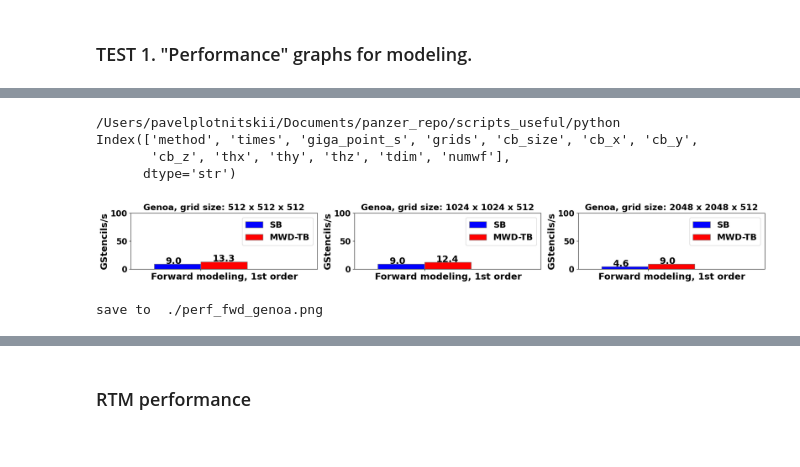
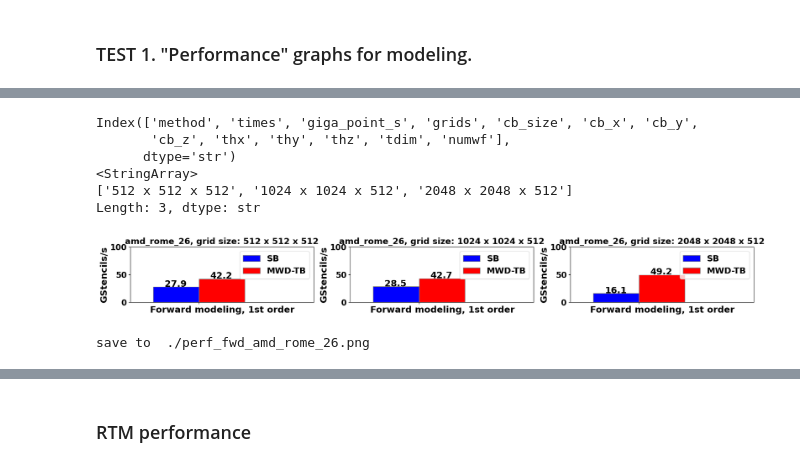
Before and after one commit to panzerkpfw6/panzer_repo, a Jupyter notebook: scripts_useful/python/stencil_rtm_performance_rome_2026.ipynb, the cells around one changed output, grey strips where cells are left out. Drawn from its saved outputs; the diff is of its cells as text; code cells hidden in the pictures.

```diff
--- a/scripts_useful/python/stencil_rtm_performance_rome_2026.ipynb
+++ b/scripts_useful/python/stencil_rtm_performance_rome_2026.ipynb
@@ -22,8 +20,22 @@ Matplotlib is building the font cache; this may take a moment.
 # # dropbox_root='/Users/pavelplotnitskii/Dropbox'
 # folder_milanX=os.path.join(dropbox_root,'Apps/download_to_laptop/rtm_tests_milanx/')
 os.getcwd()
-folder_genoa=os.path.join('./data/par_search/')
-save_path='/media/plotnips/sdd1/Dropbox/Apps/Overleaf/pavel_phd_thesis/fig/rtm/figures/performances/'
+folder_logs=os.path.join('../../logs/pars_search/') # 8 May
+folder_logs=os.path.join('../../logs/pars_search2/') # 19 May
+sb_data_file='test2_modeling_sbatch.log'
+tb_data_file='test3_modeling_rome.log'
+
+folder_logs=os.path.join('../../logs/tests_rome/') # 19 May
+folder_logs=os.path.join('../../logs/tests_turin/') # 19 May
+
+sb_data_file=os.path.join(folder_logs,'test2_modeling_sbatch.log')
+tb_data_file=os.path.join(folder_logs,'test3.log')
+
+# folder_logs_test1=os.path.join('../../logs/')
+folder_logs_test1=folder_logs
+test1_file=os.path.join(folder_logs_test1,'test1.log')
+
+#####save_path='/media/plotnips/sdd1/Dropbox/Apps/Overleaf/pavel_phd_thesis/fig/rtm/figures/performances/'
 save_path='./'
 # %%
 def read_data_stencil_modeling(filename):
@@ -247,8 +260,9 @@ grids_=['512 x 512 x 512','1024 x 1024 x 512','2048 x 2048 x 512']
 # %%
-sb_data=read_data_stencil_modeling(os.path.join(folder_genoa,'test2_united.log'))   #sb_data
-tb_data=read_data_stencil_modeling(os.path.join(folder_genoa,'test3_united.log'))
+sb_data=read_data_stencil_modeling(os.path.join(sb_data_file))   #sb_data
+tb_data=read_data_stencil_modeling(os.path.join(tb_data_file))
 data=pd.concat([sb_data,tb_data])
 # data=pd.concat([sb_data,tb_data],ignore_index=True)
+# data=tb_data
 data_summary=data.copy()
 ####################### Create summary for dataframe  #######################
 ### data_summary = data[['method', 'grids', 'times', 'giga_point_s', 'cb_size','cb_x','cb_y','cb_z']]
@@ -391,0 +427,12 @@ numwf                     NaN                8.0
+# %%
+grids_=['512 x 512 x 512']
+grid_name='512 x 512 x 512'
+
+data_summary=data_summary.sort_index()
+data_summary_tb = data_summary[data_summary['method'] == 'tb_abc']
+
+data_summary_tb = data_summary_tb[data_summary_tb['grids'] == grid_name]
+
+data_summary_tb['thx'].unique
+data_summary_tb['thx'][-3:]
+data_summary_tb[-3:]
@@ -431,6 +481,7 @@ def plot_perf(data,save_paths,title='',metric='gstencils',gflops_limit=3300,gste
     br2 = [x + barWidth for x in br1]
 
     grids=data['grids'].unique()
+    print(grids)
     ##### for (counter,data) in enumerate(data):
     for i_axis in range(n_axis):
         # Make the plot
@@ -476,39 +527,41 @@ def plot_perf(data,save_paths,title='',metric='gstencils',gflops_limit=3300,gste
 
         # AX.set_xticks([r + barWidth for r in range(len(SB))],['Stencil', 'Stencil+ABCs'])
         AX.set_xticks([0.1,1.125],['               Forward modeling, 1st order','Forward modeling, 2nd order'], fontweight ='bold', fontsize = 18) # \n
         # AX.set_yticks(fontsize=15)
         # plt.yticks(fontsize=13)
         AX.tick_params(axis='y', labelsize=16)
 
         if metric=='gflops':
             AX.set_ylabel('GFlop/s', fontweight ='bold', fontsize = 15)
             AX.set_ylim(bottom=0,top=gflops_limit)
         else:
             # AX.set_ylabel('GStencils/s', fontweight ='bold', fontsize = 18)
             AX.set_ylabel('GStencils/s',fontweight ='bold',fontsize = 18)
             AX.set_ylim(bottom=0,top=gstencils_limit)
             AX.set_xlim(left=-0.2,right=0.6)
         AX.legend(loc='upper right')
         AX.set_title(title+', grid size: '+grid_name,fontweight='bold',fontsize=17)
     my_suptitle=fig.suptitle('',fontsize=18,y=0,weight='bold')
     # my_suptitle=fig.suptitle(title,fontsize=18,y=0,weight='bold')
     plt.show()
     print('save to ',save_paths[0]+'.png')
     fig.savefig(save_paths[0]+'.png',bbox_inches='tight',bbox_extra_artists=[my_suptitle])
     fig.savefig(save_paths[0]+'.pdf',bbox_inches='tight',bbox_extra_artists=[my_suptitle])
     return None
 ####################################################################################
 #export FFLAGS="-march=znver4 -dynamic -m64 -Ofast -ffast-math -fopenmp -O3"
-perf_data=read_data_stencil_modeling(os.path.join(folder_logs,'test1_fm.log'))
-save_paths=[os.path.join(save_path,'perf_fwd_genoa')]
-plot_perf(perf_data,save_paths,title='Genoa',metric='gstencils',gstencils_limit=100)
+perf_data_=read_data_stencil_modeling(test1_file)
+save_paths=[os.path.join(save_path,'perf_fwd_amd_rome_26')]
+plot_perf(perf_data_,save_paths,title='amd_rome_26',metric='gstencils',gstencils_limit=100)
 # %% [output]
-/Users/pavelplotnitskii/Documents/panzer_repo/scripts_useful/python
 Index(['method', 'times', 'giga_point_s', 'grids', 'cb_size', 'cb_x', 'cb_y',
        'cb_z', 'thx', 'thy', 'thz', 'tdim', 'numwf'],
       dtype='str')
+<StringArray>
+['512 x 512 x 512', '1024 x 1024 x 512', '2048 x 2048 x 512']
+Length: 3, dtype: str
-[figure, old version]
+[figure, new version]
-save to  ./perf_fwd_genoa.png
+save to  ./perf_fwd_amd_rome_26.png
 # %%
 perf_data=read_data_stencil_modeling(os.path.join(folder_genoa,'test1_forward_pasc_better.log'))
 save_paths=[os.path.join(save_path,'perf_fwd_genoa_attempt2')]
```
Also changed, not shown: parts of 18 cells of this notebook, 4 other files.
